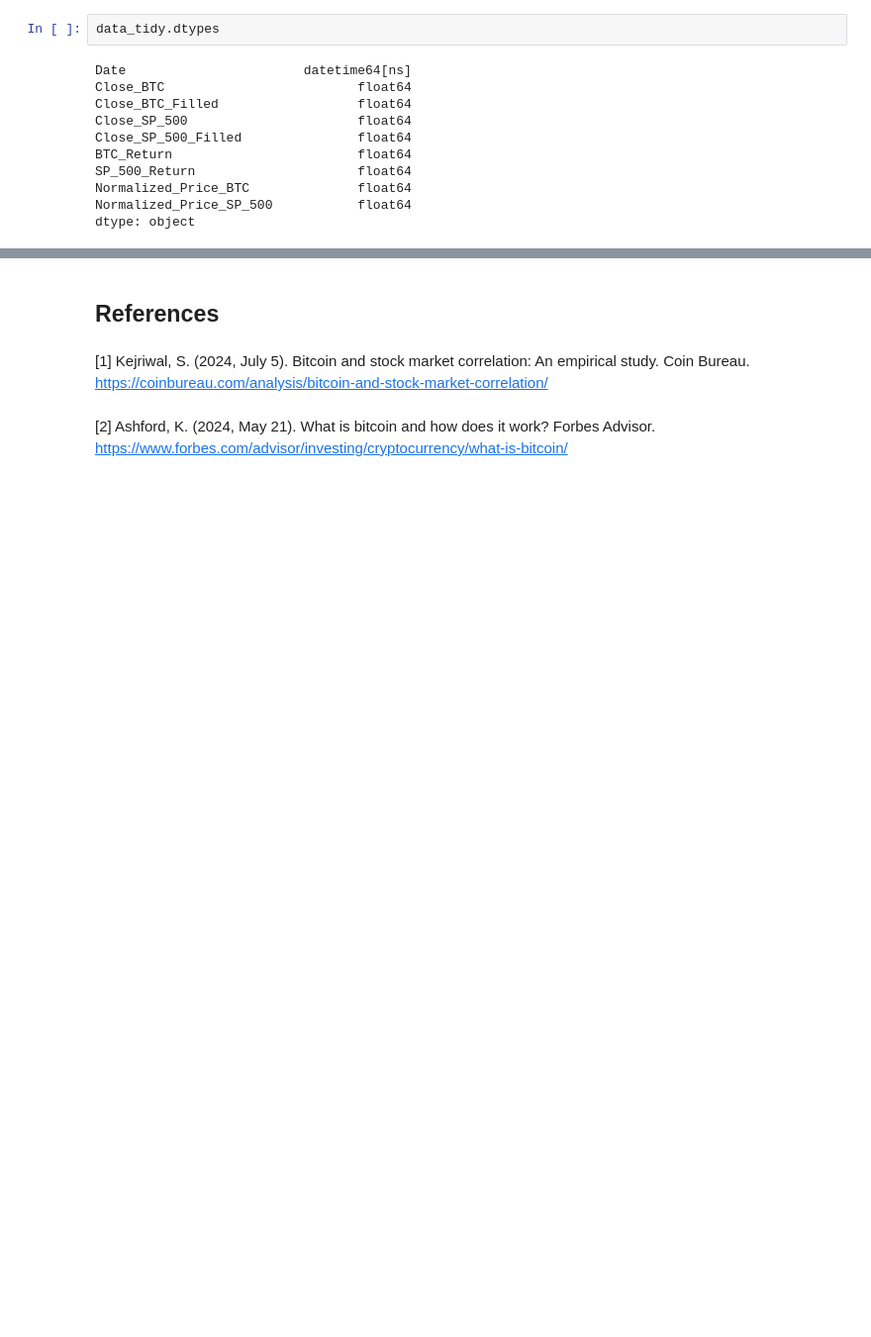
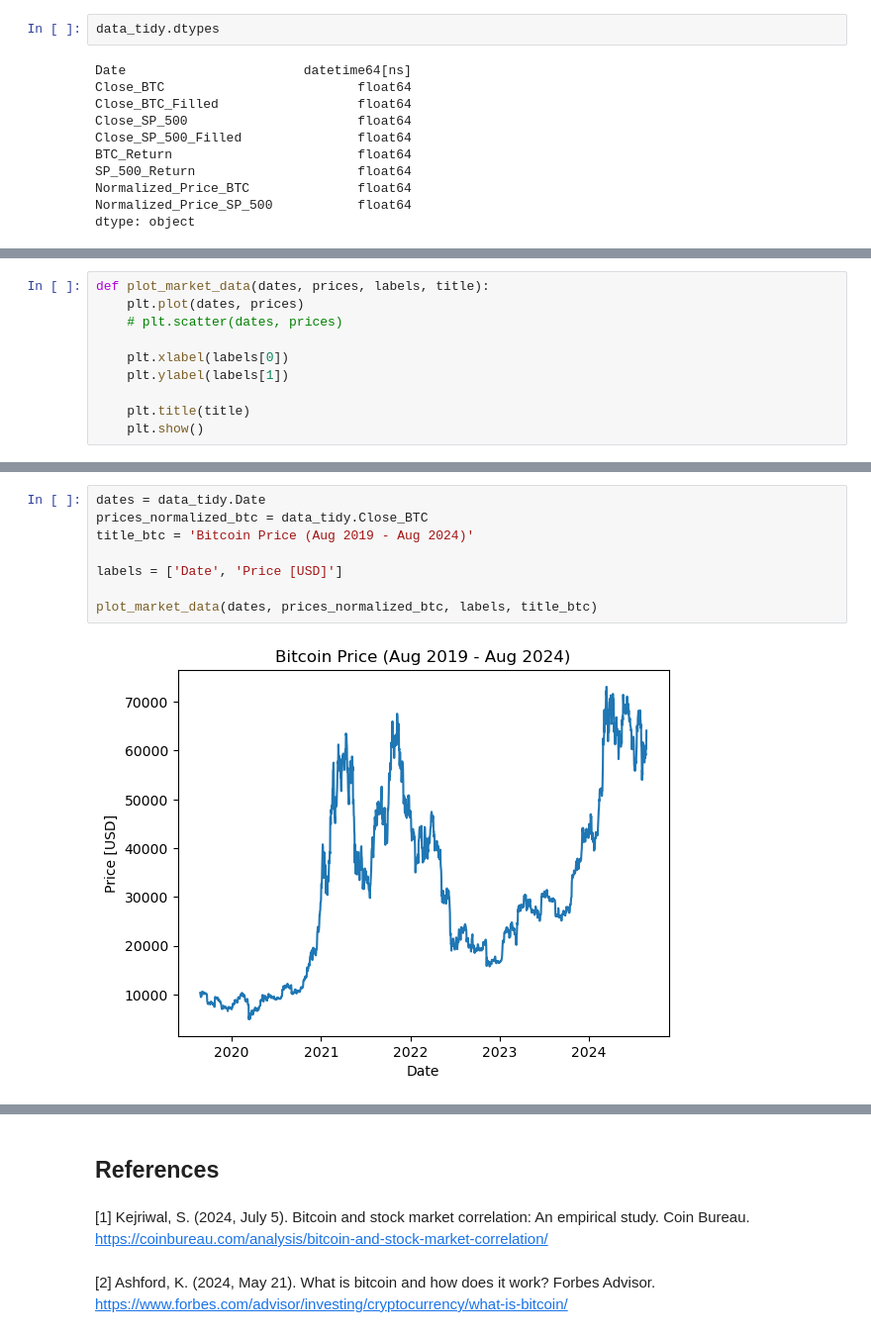
Before and after one commit to kostadinlambov/Bitcoin-and-Stock-Market-Correlation, a Jupyter notebook: Notebook/Bitcoin_and_Stock_Market_Correlation.ipynb, the cells around one changed output, grey strips where cells are left out. Shown at 99% size. Saved outputs shown, nothing was run; the diff lists cells and outputs as text; blank space fills up the shorter version.

Commit message:
Added plots for the normalized prices and daily returns data

```diff
--- a/Notebook/Bitcoin_and_Stock_Market_Correlation.ipynb
+++ b/Notebook/Bitcoin_and_Stock_Market_Correlation.ipynb
@@ -473,0 +482,10 @@ dtype: object
+# %%
+def plot_market_data(dates, prices, labels, title):
+    plt.plot(dates, prices)
+    # plt.scatter(dates, prices)
+
+    plt.xlabel(labels[0])
+    plt.ylabel(labels[1])
+
+    plt.title(title)
+    plt.show()
@@ -473,0 +504,10 @@ dtype: object
+# %%
+dates = data_tidy.Date
+prices_normalized_btc = data_tidy.Close_BTC
+title_btc = 'Bitcoin Price (Aug 2019 - Aug 2024)'
+
+labels = ['Date', 'Price [USD]']
+
+plot_market_data(dates, prices_normalized_btc, labels, title_btc)
+# %% [output]
+[figure, added]
```
Also changed, not shown: parts of 10 cells of this notebook, 1 other file.
